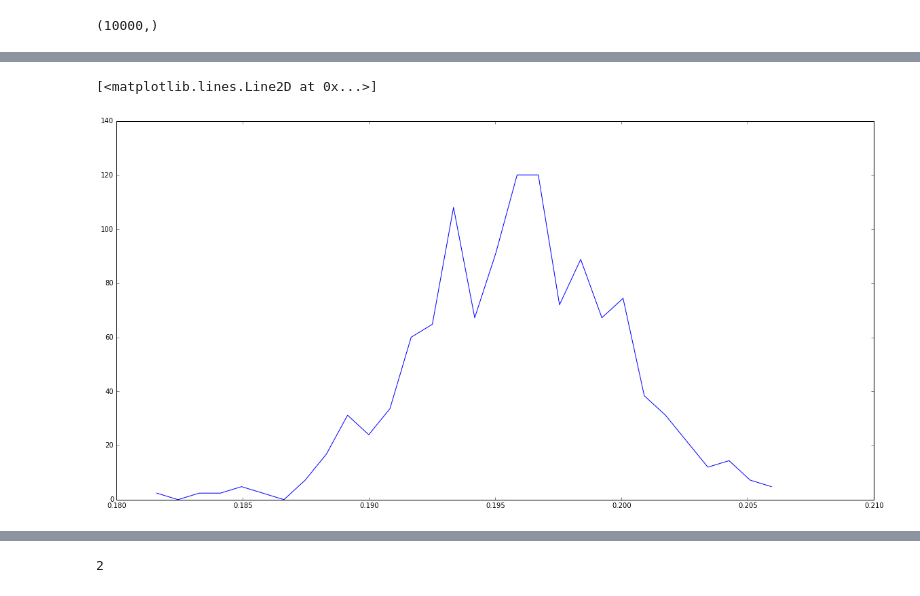
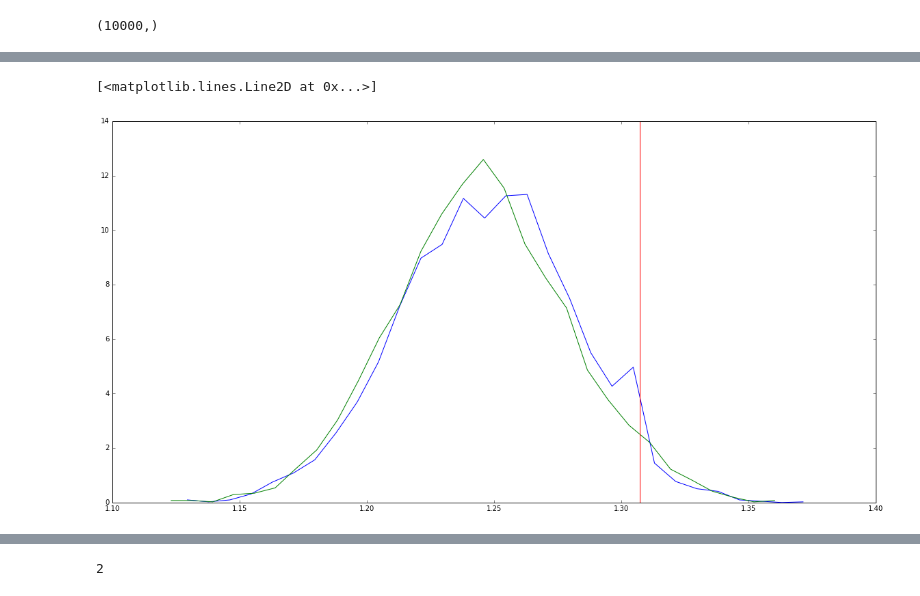
Before and after one commit to calumhrmurray/NumRep, a Jupyter notebook: max_likelihood/two_component_decay.ipynb, the cells around one changed output, grey strips where cells are left out. Saved outputs shown, nothing was run; the diff lists cells and outputs as text; code cells hidden in the pictures.

```diff
--- a/max_likelihood/two_component_decay.ipynb
+++ b/max_likelihood/two_component_decay.ipynb
@@ -66,6 +66,8 @@ class tcdecay_distribution:
         params = mle_estimates['x']
         # return (parameters_estimates, results)
         return params, np.array(results)
+# %%
+true_params = [0.74849409,  0.1978367 ,  1.30720393]
 # %%
 test = tcdecay_distribution(0.74849409,  0.1978367 ,  1.30720393)
 # %%
@@ -124,3 +130,4 @@ for _ in range(50):
 # %%
-results = np.load('/home/calum/Documents/NumRep/max_likelihood/run_sim_tnc.npy')
+results_tnc = np.load('/home/calum/Documents/NumRep/max_likelihood/run_sim_tnc.npy')
+results_nm = np.load('/home/calum/Documents/NumRep/max_likelihood/run_sim_nm.npy')
 # %%
@@ -139,9 +169,15 @@ plt.plot(bins[1:]-step,n)
 # %%
-n, bins = np.histogram(np.array([row[1] for row in results if 10 >row[0] > 0]), bins=30, normed=True)
+n, bins = np.histogram(np.array([row[2] for row in results_tnc if 10 >row[0] > 0]), bins=30, normed=True)
 
 plt.figure(figsize=(20,10))
 step = (bins[1]-bins[0])/2
 plt.plot(bins[1:]-step,n)
+
+n, bins = np.histogram(np.array([row[2] for row in results_nm if 10 >row[0] > 0]), bins=30, normed=True)
+
+step = (bins[1]-bins[0])/2
+plt.plot(bins[1:]-step,n)
+plt.plot([true_params[2],true_params[2]],[0,14])
 # %% [output]
 [<matplotlib.lines.Line2D at 0x...>]
-[figure, old version]
+[figure, new version]
```
Also changed, not shown: parts of 12 cells of this notebook, 8 other files.
